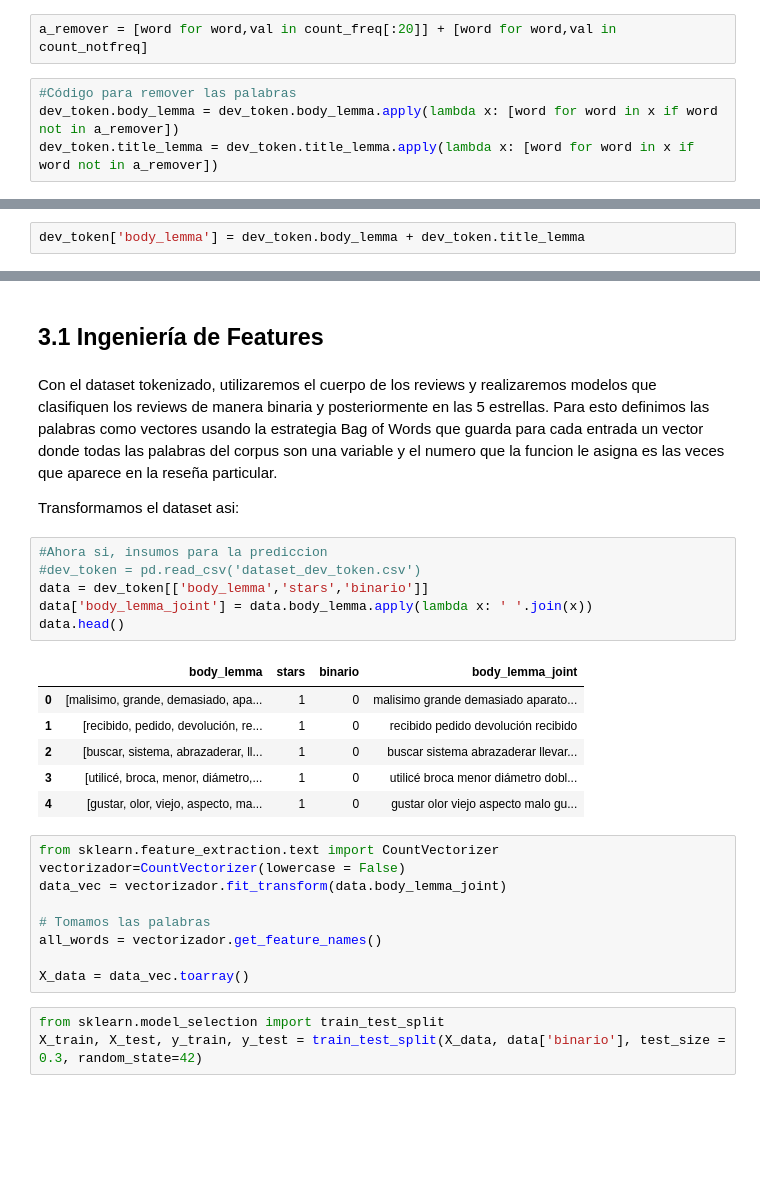
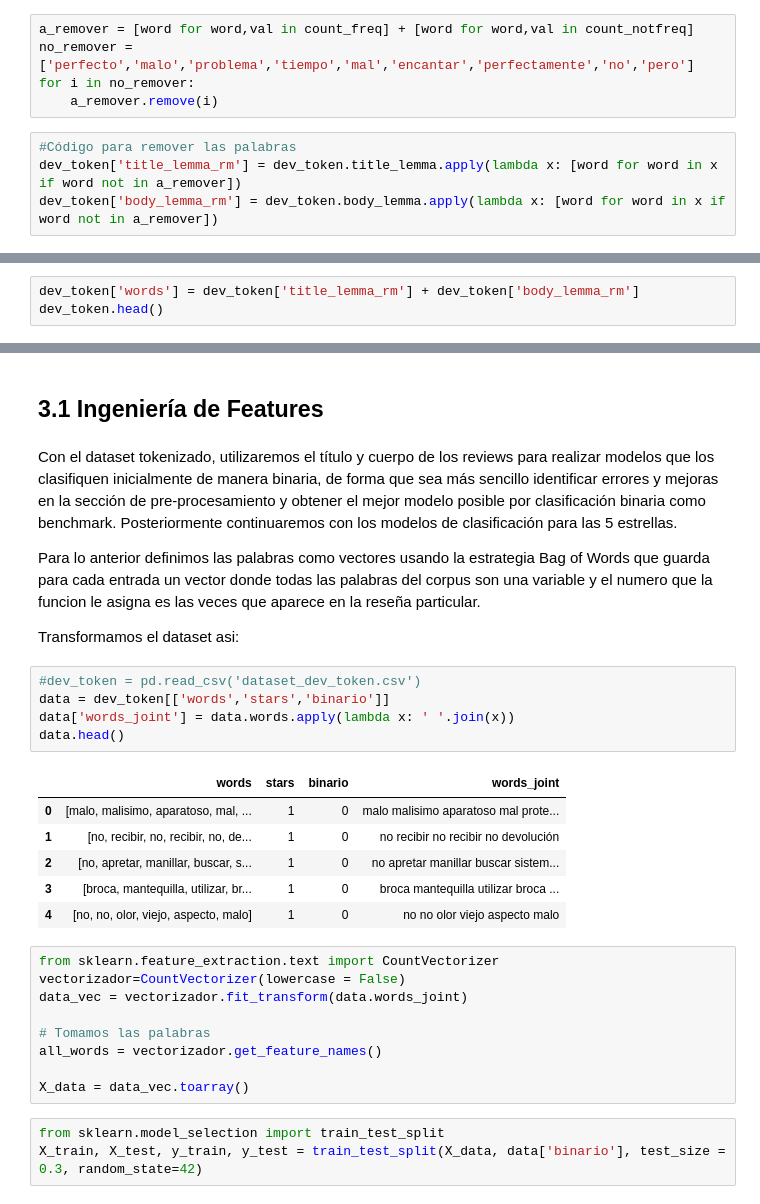
Before and after one commit to valeriaortizl/amazon_ratings_prediction, a Jupyter notebook: DS_Proyecto_03_NLP_v2.ipynb, the cells around one changed output, grey strips where cells are left out. Saved outputs shown, nothing was run; the diff lists cells and outputs as text; blank space fills up the shorter version.

```diff
--- a/DS_Proyecto_03_NLP_v2.ipynb
+++ b/DS_Proyecto_03_NLP_v2.ipynb
@@ -426,8 +406,11 @@ count_notfreq = Counter(all_lemmas).most_common()[-one_percentile:]
 # %%
-a_remover = [word for word,val in count_freq[:20]] + [word for word,val in count_notfreq]
+a_remover = [word for word,val in count_freq] + [word for word,val in count_notfreq]
+no_remover = ['perfecto','malo','problema','tiempo','mal','encantar','perfectamente','no','pero']
+for i in no_remover:
+    a_remover.remove(i)
 # %%
 #Código para remover las palabras
-dev_token.body_lemma = dev_token.body_lemma.apply(lambda x: [word for word in x if word not in a_remover])
-dev_token.title_lemma = dev_token.title_lemma.apply(lambda x: [word for word in x if word not in a_remover])
+dev_token['title_lemma_rm'] = dev_token.title_lemma.apply(lambda x: [word for word in x if word not in a_remover])
+dev_token['body_lemma_rm'] = dev_token.body_lemma.apply(lambda x: [word for word in x if word not in a_remover])
 # %% [markdown]
 De forma que las nuevas gráficas resultante son las siguientes:
@@ -462,2 +426,0 @@ Verificamos que se eliminan las palabras más comunes que no aportaban informaci
-# %%
-dev_token['body_lemma'] = dev_token.body_lemma + dev_token.title_lemma
@@ -466,0 +427,3 @@ dev_token['body_lemma'] = dev_token.body_lemma + dev_token.title_lemma
+# %%
+dev_token['words'] = dev_token['title_lemma_rm'] + dev_token['body_lemma_rm']
+dev_token.head()
@@ -469,26 +439,27 @@ dev_token['body_lemma'] = dev_token.body_lemma + dev_token.title_lemma
 # %% [markdown]
 ## 3.1 Ingeniería de Features
 # %% [markdown]
-Con el dataset tokenizado, utilizaremos el cuerpo de los reviews y realizaremos modelos que clasifiquen los reviews de manera binaria y posteriormente en las 5 estrellas. Para esto definimos las palabras como vectores usando la estrategia Bag of Words que guarda para cada entrada un vector donde todas las palabras del corpus son una variable y el numero que la funcion le asigna es las veces que aparece en la reseña particular.
+Con el dataset tokenizado, utilizaremos el título y cuerpo de los reviews para realizar modelos que los clasifiquen inicialmente de manera binaria, de forma que sea más sencillo identificar errores y mejoras en la sección de pre-procesamiento y obtener el mejor modelo posible por clasificación binaria como benchmark. Posteriormente continuaremos con los modelos de clasificación para las 5 estrellas.
+
+Para lo anterior definimos las palabras como vectores usando la estrategia Bag of Words que guarda para cada entrada un vector donde todas las palabras del corpus son una variable y el numero que la funcion le asigna es las veces que aparece en la reseña particular.
 
 Transformamos el dataset asi:
 # %%
-#Ahora si, insumos para la prediccion
 #dev_token = pd.read_csv('dataset_dev_token.csv')
-data = dev_token[['body_lemma','stars','binario']]
-data['body_lemma_joint'] = data.body_lemma.apply(lambda x: ' '.join(x))
+data = dev_token[['words','stars','binario']]
+data['words_joint'] = data.words.apply(lambda x: ' '.join(x))
 data.head()
 # %% [output]
-|  | body_lemma | stars | binario | body_lemma_joint |
-| 0 | [malisimo, grande, demasiado, apa... | 1 | 0 | malisimo grande demasiado aparato... |
-| 1 | [recibido, pedido, devolución, re... | 1 | 0 | recibido pedido devolución recibido |
-| 2 | [buscar, sistema, abrazaderar, ll... | 1 | 0 | buscar sistema abrazaderar llevar... |
-| 3 | [utilicé, broca, menor, diámetro,... | 1 | 0 | utilicé broca menor diámetro dobl... |
-| 4 | [gustar, olor, viejo, aspecto, ma... | 1 | 0 | gustar olor viejo aspecto malo gu... |
+|  | words | stars | binario | words_joint |
+| 0 | [malo, malisimo, aparatoso, mal, ... | 1 | 0 | malo malisimo aparatoso mal prote... |
+| 1 | [no, recibir, no, recibir, no, de... | 1 | 0 | no recibir no recibir no devolución |
+| 2 | [no, apretar, manillar, buscar, s... | 1 | 0 | no apretar manillar buscar sistem... |
+| 3 | [broca, mantequilla, utilizar, br... | 1 | 0 | broca mantequilla utilizar broca ... |
+| 4 | [no, no, olor, viejo, aspecto, malo] | 1 | 0 | no no olor viejo aspecto malo |
 # %%
 from sklearn.feature_extraction.text import CountVectorizer
 vectorizador=CountVectorizer(lowercase = False)
-data_vec = vectorizador.fit_transform(data.body_lemma_joint)
+data_vec = vectorizador.fit_transform(data.words_joint)
 
 # Tomamos las palabras
 all_words = vectorizador.get_feature_names()
```
Also changed, not shown: parts of 41 cells of this notebook.
